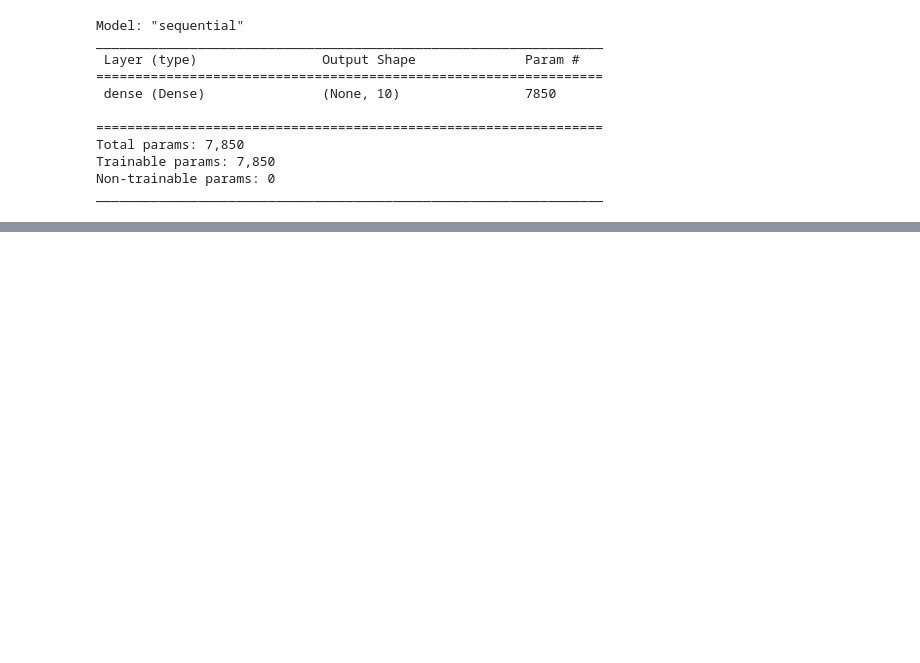
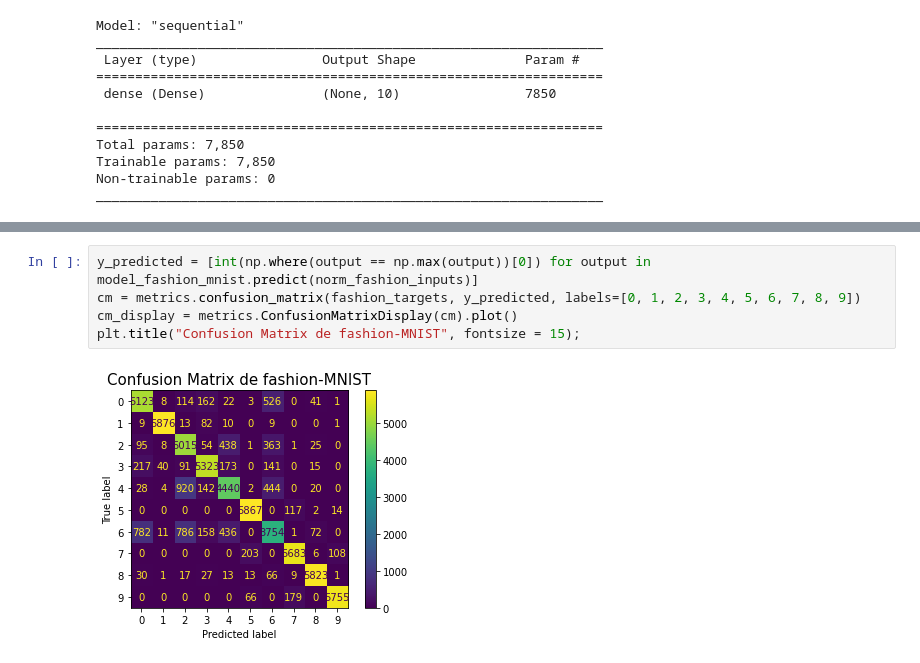
Before and after one commit to Nacho2904/CURSO-LEARNING1, a Jupyter notebook: regresion_logistica.ipynb, the cells around one changed output, grey strips where cells are left out. Drawn from its saved outputs; the diff is of its cells as text; blank space fills up the shorter version.

```diff
--- a/regresion_logistica.ipynb
+++ b/regresion_logistica.ipynb
@@ -684,0 +714,7 @@ sns.lineplot(x = np.arange(0,len(losses),1), y=losses);
+# %%
+y_predicted = [int(np.where(output == np.max(output))[0]) for output in model_fashion_mnist.predict(norm_fashion_inputs)]
+cm = metrics.confusion_matrix(fashion_targets, y_predicted, labels=[0, 1, 2, 3, 4, 5, 6, 7, 8, 9])
+cm_display = metrics.ConfusionMatrixDisplay(cm).plot()
+plt.title("Confusion Matrix de fashion-MNIST", fontsize = 15);
+# %% [output]
+[figure, added]
```
Also changed, not shown: parts of 12 cells of this notebook.
